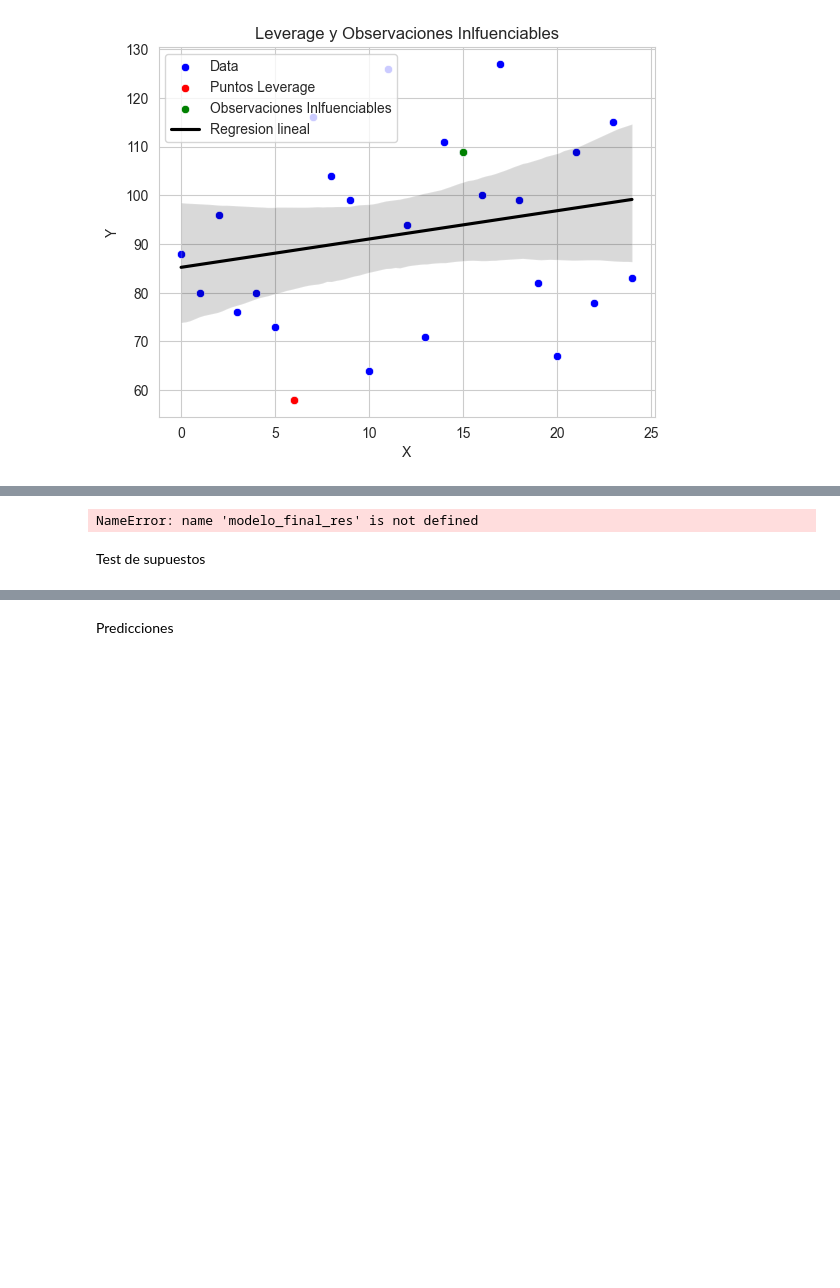
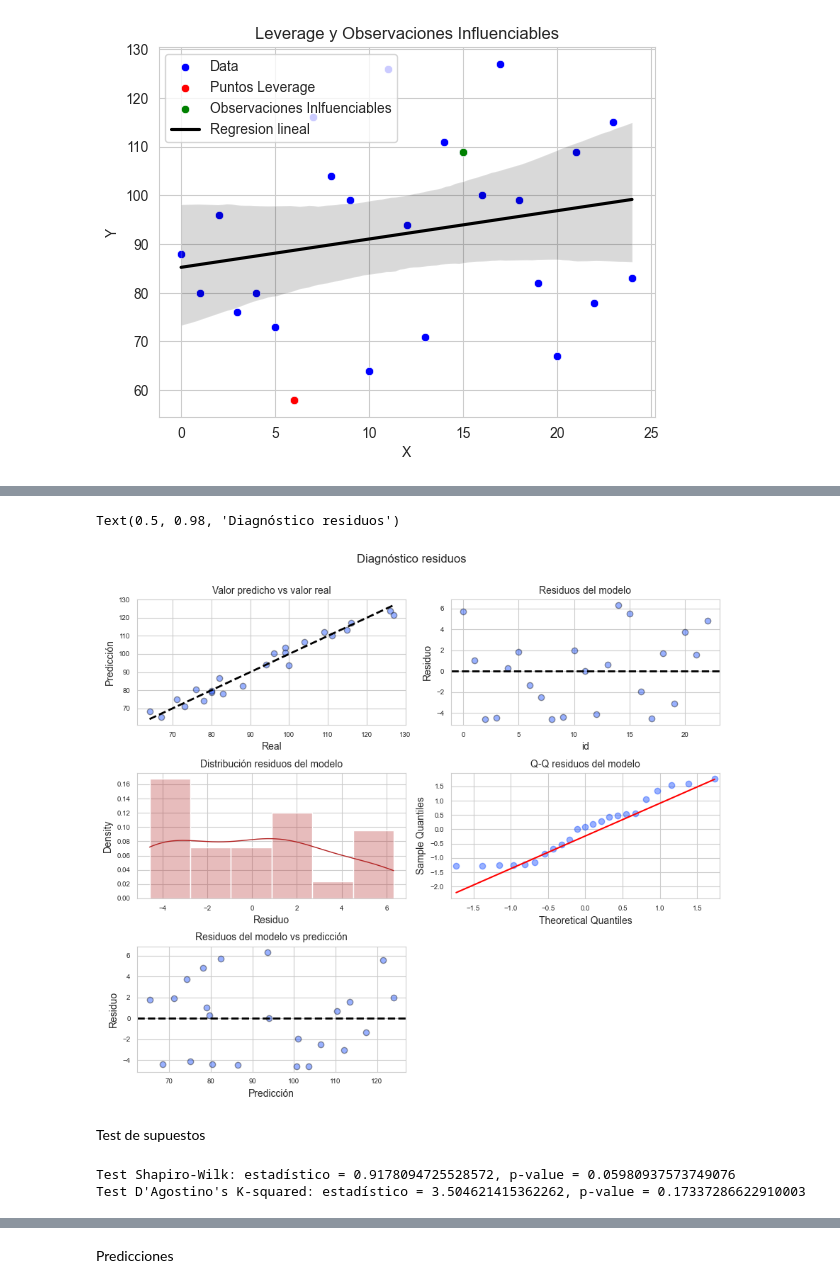
Before and after one commit to JuanJoseNaranjo/Regresion_lineal_multiple, a Jupyter notebook: Trabajo3EAE_JuanJoseNaranjoVelasquez_DiegoAlejandroMoraSuarez_KennethDavidLeonelTriana.ipynb, the cells around one changed output, grey strips where cells are left out. Drawn from its saved outputs; the diff is of its cells as text; code cells hidden in the pictures; blank space fills up the shorter version.

```diff
--- a/Trabajo3EAE_JuanJoseNaranjoVelasquez_DiegoAlejandroMoraSuarez_KennethDavidLeonelTriana.ipynb
+++ b/Trabajo3EAE_JuanJoseNaranjoVelasquez_DiegoAlejandroMoraSuarez_KennethDavidLeonelTriana.ipynb
@@ -276,26 +400,24 @@ plt.show()
 # %%
 # Residuos del modelo
 # ==============================================================================
-residuos = modelo_final_res.resid
+residuos = modelo.resid
 
 # prediciones de entrenamiento
 # ==============================================================================
-prediccion_train = modelo_final_res.predict(X_train[predictores])
+prediccion = modelo.predict(x)
-# %% [output]
-NameError: name 'modelo_final_res' is not defined
 # %%
 # Gráficos
 # ==============================================================================
 fig, axes = plt.subplots(nrows=3, ncols=2, figsize=(9, 8))
 
-axes[0, 0].scatter(y_train, prediccion_train, edgecolors=(0, 0, 0), alpha = 0.4)
-axes[0, 0].plot([y_train.min(), y_train.max()], [y_train.min(), y_train.max()], 'k--', lw=2)
+axes[0, 0].scatter(y, prediccion, edgecolors=(0, 0, 0), alpha = 0.4)
+axes[0, 0].plot([y.min(), y.max()], [y.min(), y.max()], 'k--', lw=2)
 axes[0, 0].set_title('Valor predicho vs valor real', fontsize=10)
 axes[0, 0].set_xlabel('Real')
 axes[0, 0].set_ylabel('Predicción')
 axes[0, 0].tick_params(labelsize = 7)
 
-axes[0, 1].scatter(list(range(len(y_train))), residuos, edgecolors=(0, 0, 0), alpha=0.4)
+axes[0, 1].scatter(list(range(len(y))), residuos, edgecolors=(0, 0, 0), alpha=0.4)
 axes[0, 1].axhline(y=0, linestyle='--', color='black', lw=2)
 axes[0, 1].set_title('Residuos del modelo', fontsize = 10)
 axes[0, 1].set_xlabel('id')
@@ -313,43 +435,49 @@ sns.histplot(
 )
 
 axes[1, 0].set_title('Distribución residuos del modelo', fontsize=10)
 axes[1, 0].set_xlabel("Residuo")
 axes[1, 0].tick_params(labelsize = 7)
 
 sm.qqplot(
     residuos,
     fit   = True,
     line  = 'q',
     ax    = axes[1, 1],
     color = 'firebrick',
     alpha = 0.4,
     lw    = 2
 )
 axes[1, 1].set_title('Q-Q residuos del modelo', fontsize=10)
 axes[1, 1].tick_params(labelsize=7)
 
-axes[2, 0].scatter(prediccion_train, residuos, edgecolors=(0, 0, 0), alpha=0.4)
+axes[2, 0].scatter(prediccion, residuos, edgecolors=(0, 0, 0), alpha=0.4)
 axes[2, 0].axhline(y=0, linestyle='--', color='black', lw=2)
 axes[2, 0].set_title('Residuos del modelo vs predicción', fontsize=10)
 axes[2, 0].set_xlabel('Predicción')
 axes[2, 0].set_ylabel('Residuo')
 axes[2, 0].tick_params(labelsize=7)
 
 # Se eliminan los axes vacíos
 fig.delaxes(axes[2,1])
 
 fig.tight_layout()
 plt.subplots_adjust(top=0.9)
 fig.suptitle('Diagnóstico residuos', fontsize=12)
+# %% [output]
+Text(0.5, 0.98, 'Diagnóstico residuos')
+[figure, added]
 # %% [markdown]
 Test de supuestos
 # %%
 # Normalidad de los residuos Shapiro-Wilk test
 # ==============================================================================
-shapiro_test = stats.shapiro(residuos)
+shapiro_test = shapiro(residuos)
 print(f"Test Shapiro-Wilk: estadístico = {shapiro_test[0]}, p-value = {shapiro_test[1]}")
 
 # Normalidad de los residuos D'Agostino's K-squared test
 # ==============================================================================
-k2, p_value = stats.normaltest(residuos)
+k2, p_value = normaltest(residuos)
 print(f"Test D'Agostino's K-squared: estadístico = {k2}, p-value = {p_value}")
+# %% [output]
+Test Shapiro-Wilk: estadístico = 0.9178094725528572, p-value = 0.05980937573749076
+Test D'Agostino's K-squared: estadístico = 3.504621415362262, p-value = 0.17337286622910003
```
Also changed, not shown: parts of 34 cells of this notebook.
